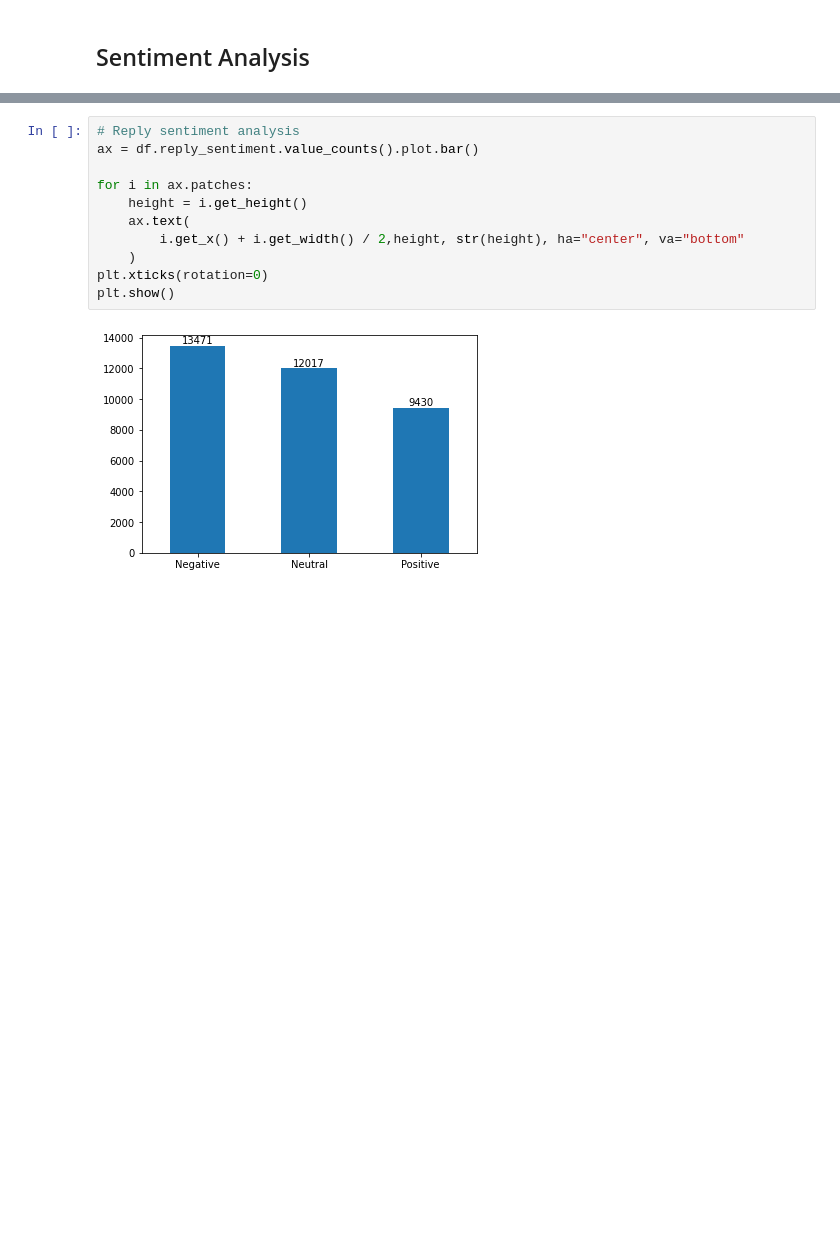
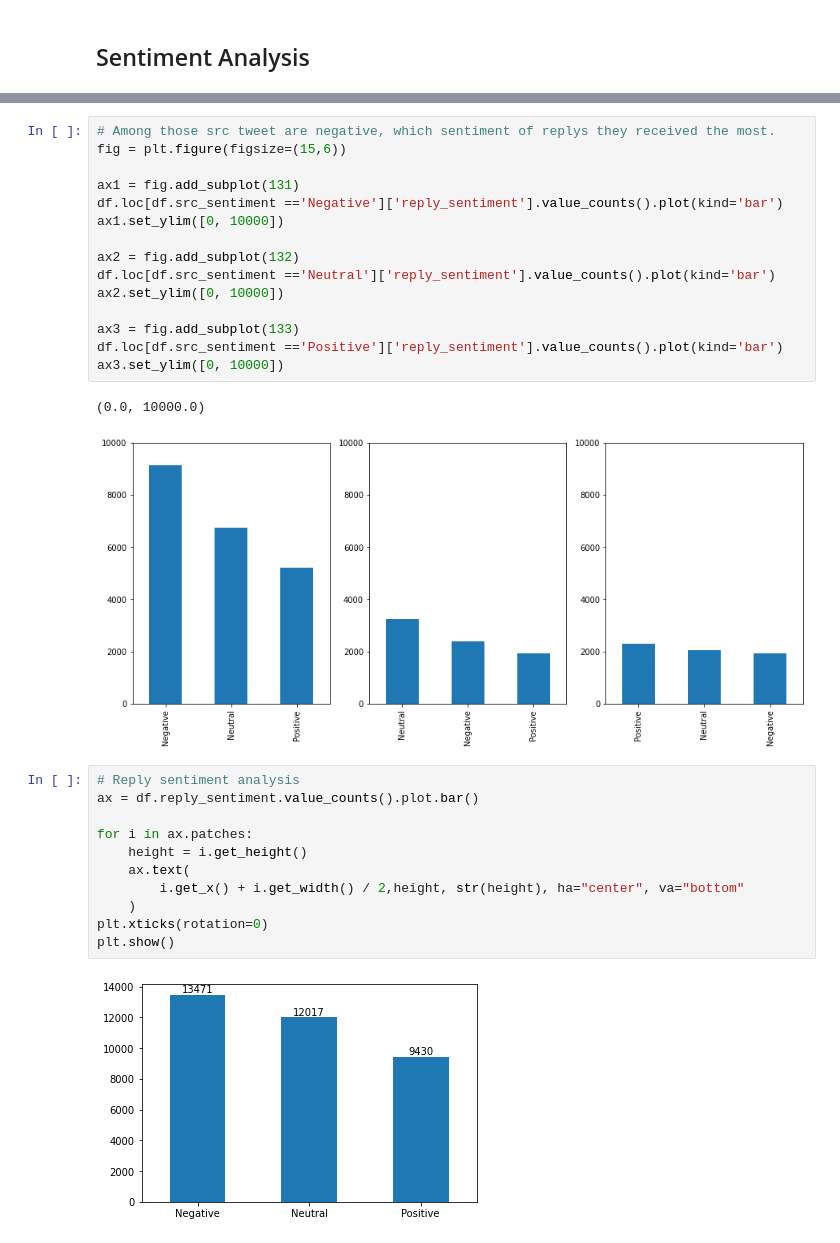
Before and after one commit to yuchen74/BeforeThesis, a Jupyter notebook: charliehebdo/4 Visulization.ipynb, the cells around one changed output, grey strips where cells are left out. Drawn from its saved outputs; the diff is of its cells as text; blank space fills up the shorter version.

```diff
--- a/charliehebdo/4 Visulization.ipynb
+++ b/charliehebdo/4 Visulization.ipynb
@@ -106,3 +155,21 @@ dtype: int64
+# %%
+# Among those src tweet are negative, which sentiment of replys they received the most.
+fig = plt.figure(figsize=(15,6))
+
+ax1 = fig.add_subplot(131)
+df.loc[df.src_sentiment =='Negative']['reply_sentiment'].value_counts().plot(kind='bar')
+ax1.set_ylim([0, 10000])
+
+ax2 = fig.add_subplot(132)
+df.loc[df.src_sentiment =='Neutral']['reply_sentiment'].value_counts().plot(kind='bar')
+ax2.set_ylim([0, 10000])
+
+ax3 = fig.add_subplot(133)
+df.loc[df.src_sentiment =='Positive']['reply_sentiment'].value_counts().plot(kind='bar')
+ax3.set_ylim([0, 10000])
+# %% [output]
+(0.0, 10000.0)
+[figure, added]
 # %%
 # Reply sentiment analysis
 ax = df.reply_sentiment.value_counts().plot.bar()
```
Also changed, not shown: parts of 11 cells of this notebook, 13 other files.
